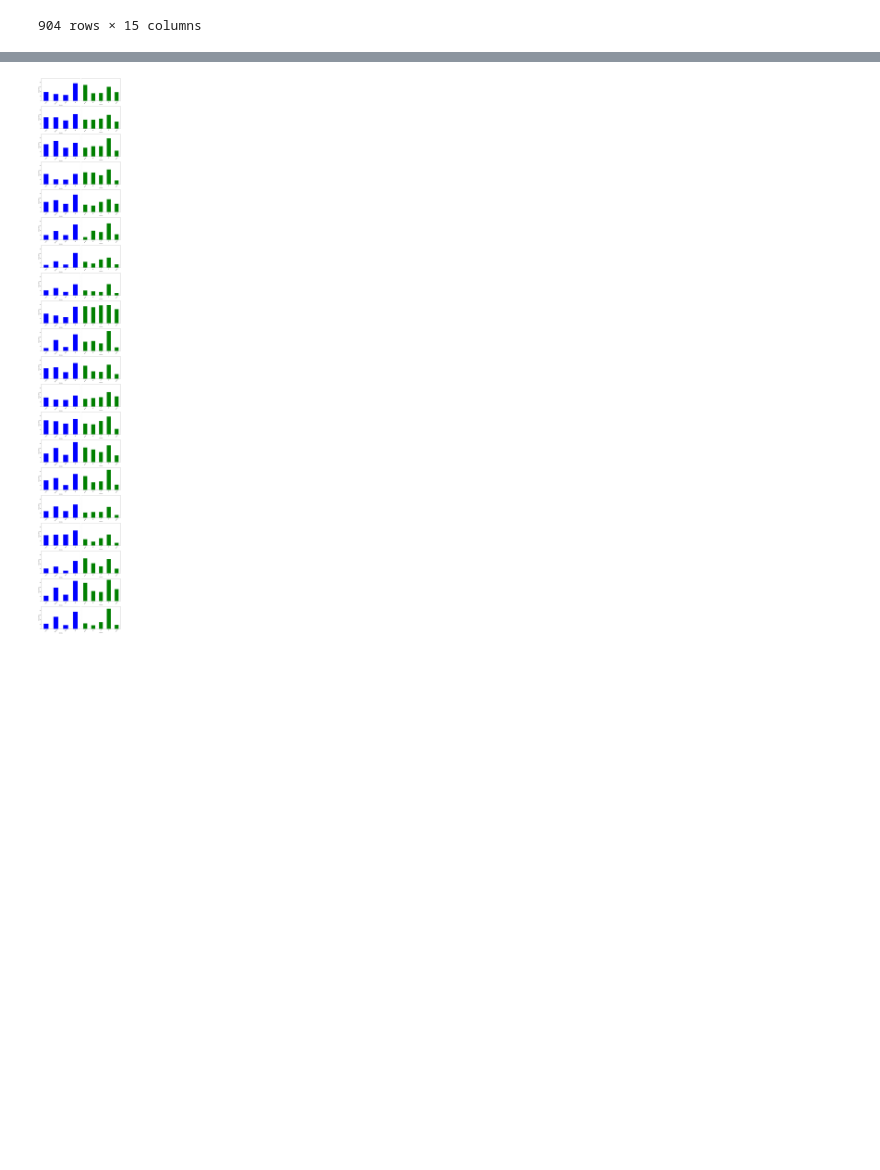
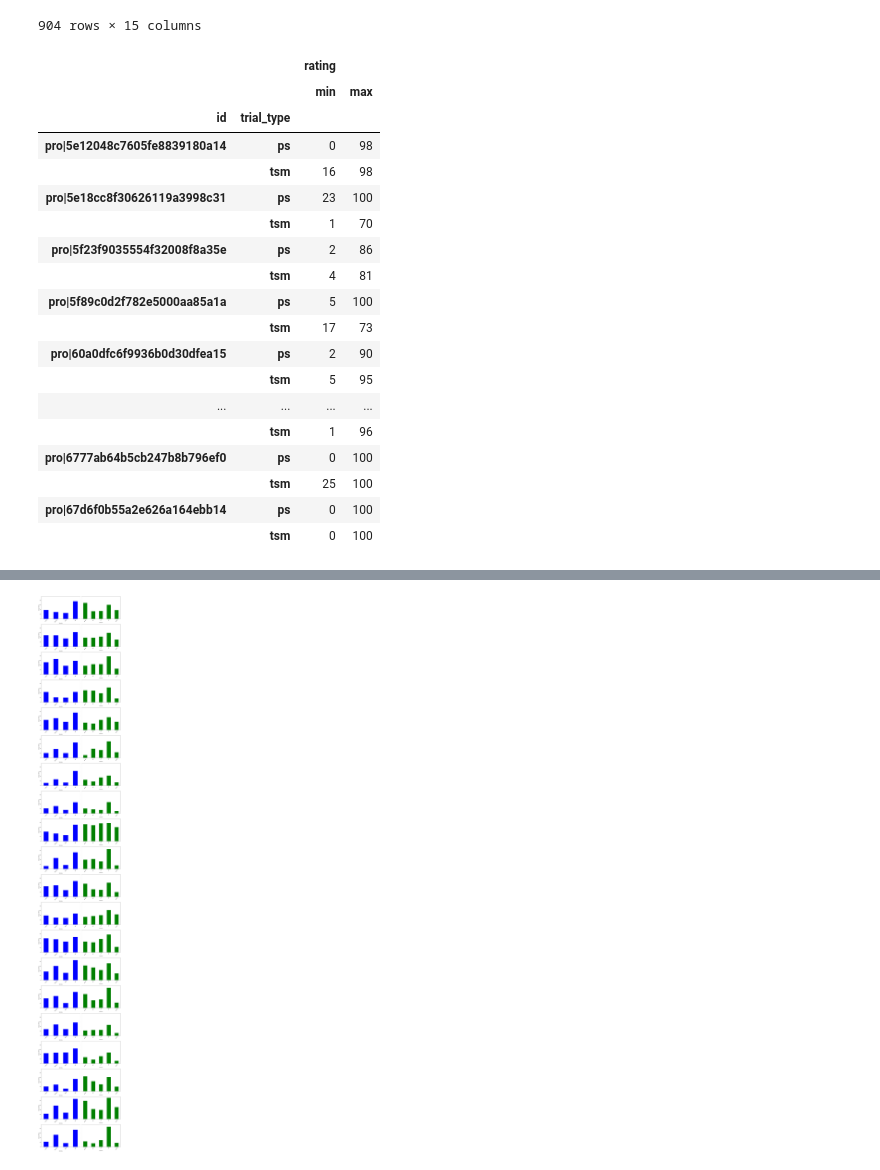
Before and after one commit to mariapolak/SMC10, a Jupyter notebook: plot_subjective_eval.ipynb, the cells around one changed output, grey strips where cells are left out. Drawn from its saved outputs; the diff is of its cells as text; code cells hidden in the pictures; blank space fills up the shorter version.

```diff
--- a/plot_subjective_eval.ipynb
+++ b/plot_subjective_eval.ipynb
@@ -106,6 +106,32 @@ df
 # %%
 df_completed = df[df['early_termination'] == False]
 df_completed;
+# %%
+# group by "id" and find the lowest and the highest score for each id
+df_participants = df_completed.copy()
+df_participants = df_participants[['id', 'trial_type',  'rating']]
+df_participants = df_participants.groupby(['id', 'trial_type']).agg(['min', 'max'])
+df_participants;
+# %% [output]
+|  |  | rating |  |
+|  |  | min | max |
+| id | trial_type |  |  |
+| pro|5e12048c7605fe8839180a14 | ps | 0 | 98 |
+|  | tsm | 16 | 98 |
+| pro|5e18cc8f30626119a3998c31 | ps | 23 | 100 |
+|  | tsm | 1 | 70 |
+| pro|5f23f9035554f32008f8a35e | ps | 2 | 86 |
+|  | tsm | 4 | 81 |
+| pro|5f89c0d2f782e5000aa85a1a | ps | 5 | 100 |
+|  | tsm | 17 | 73 |
+| pro|60a0dfc6f9936b0d30dfea15 | ps | 2 | 90 |
+|  | tsm | 5 | 95 |
+| ... | ... | ... | ... |
+|  | tsm | 1 | 96 |
+| pro|6777ab64b5cb247b8b796ef0 | ps | 0 | 100 |
+|  | tsm | 25 | 100 |
+| pro|67d6f0b55a2e626a164ebb14 | ps | 0 | 100 |
+|  | tsm | 0 | 100 |
 # %%
 df_ratings = df_completed.copy()
 df_ratings = df_ratings[['trial_type', 'stimulus', 'rating']]
```
Also changed, not shown: parts of 1 cell of this notebook.
